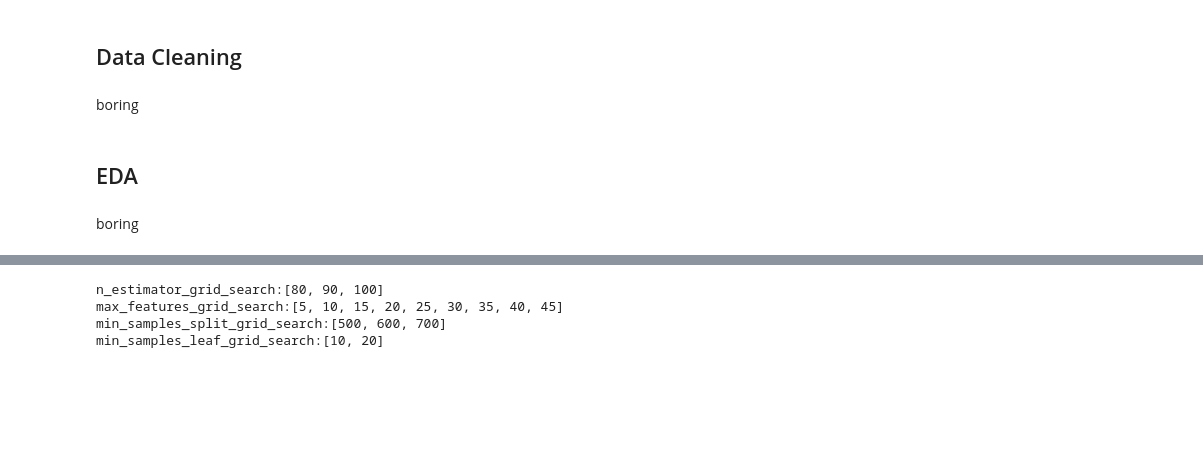
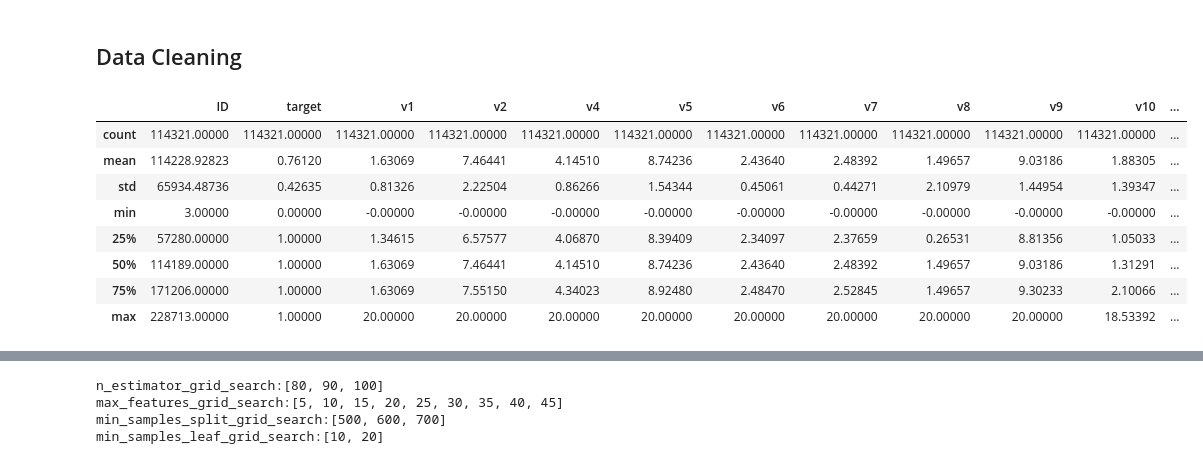
Before and after one commit to warnost/QTW, a Jupyter notebook: Week 8 Bank Data Case Study/Code/Week 8.ipynb, the cells around one changed output, grey strips where cells are left out. Cells and saved outputs as stored; diff of their text form; code cells hidden in the pictures; blank space fills up the shorter version.

```diff
--- a/Week 8 Bank Data Case Study/Code/Week 8.ipynb
+++ b/Week 8 Bank Data Case Study/Code/Week 8.ipynb
@@ -63,5 +63,3 @@ Name: target, dtype: int64
 The target is binary and a little unbalanced, but not terrible.
 # %% [markdown]
 ## Data Cleaning
-# %% [markdown]
-boring
@@ -70,4 +66,16 @@ boring
-# %% [markdown]
-## EDA
-# %% [markdown]
-boring
+# %%
+pd.set_option('display.max_columns', 500)
+pd.set_option('display.float_format', lambda x: '%.5f' % x)
+
+
+df.describe()
+# %% [output]
+|  | ID | target | v1 | v2 | v4 | v5 | v6 | v7 | v8 | v9 | v10 | ... |
+| count | 114321.00000 | 114321.00000 | 114321.00000 | 114321.00000 | 114321.00000 | 114321.00000 | 114321.00000 | 114321.00000 | 114321.00000 | 114321.00000 | 114321.00000 | ... |
+| mean | 114228.92823 | 0.76120 | 1.63069 | 7.46441 | 4.14510 | 8.74236 | 2.43640 | 2.48392 | 1.49657 | 9.03186 | 1.88305 | ... |
+| std | 65934.48736 | 0.42635 | 0.81326 | 2.22504 | 0.86266 | 1.54344 | 0.45061 | 0.44271 | 2.10979 | 1.44954 | 1.39347 | ... |
+| min | 3.00000 | 0.00000 | -0.00000 | -0.00000 | -0.00000 | -0.00000 | -0.00000 | -0.00000 | -0.00000 | -0.00000 | -0.00000 | ... |
+| 25% | 57280.00000 | 1.00000 | 1.34615 | 6.57577 | 4.06870 | 8.39409 | 2.34097 | 2.37659 | 0.26531 | 8.81356 | 1.05033 | ... |
+| 50% | 114189.00000 | 1.00000 | 1.63069 | 7.46441 | 4.14510 | 8.74236 | 2.43640 | 2.48392 | 1.49657 | 9.03186 | 1.31291 | ... |
+| 75% | 171206.00000 | 1.00000 | 1.63069 | 7.55150 | 4.34023 | 8.92480 | 2.48470 | 2.52845 | 1.49657 | 9.30233 | 2.10066 | ... |
+| max | 228713.00000 | 1.00000 | 20.00000 | 20.00000 | 20.00000 | 20.00000 | 20.00000 | 20.00000 | 20.00000 | 20.00000 | 18.53392 | ... |
```
Also changed, not shown: parts of 11 cells of this notebook.
